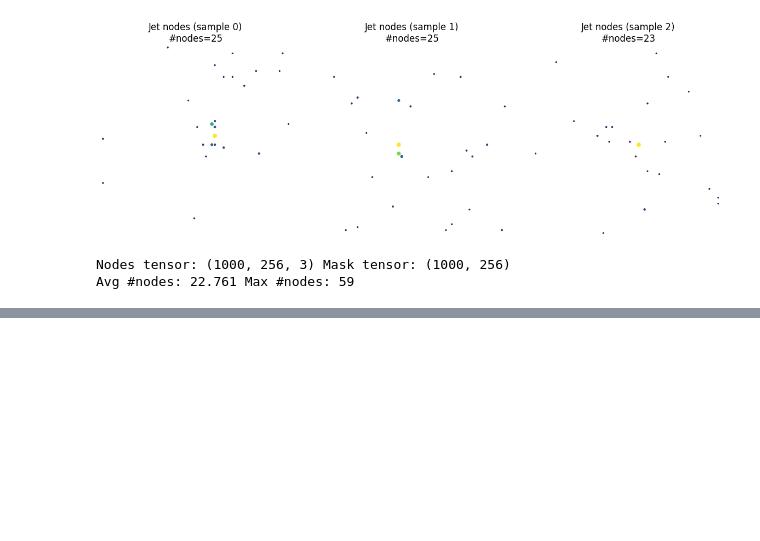
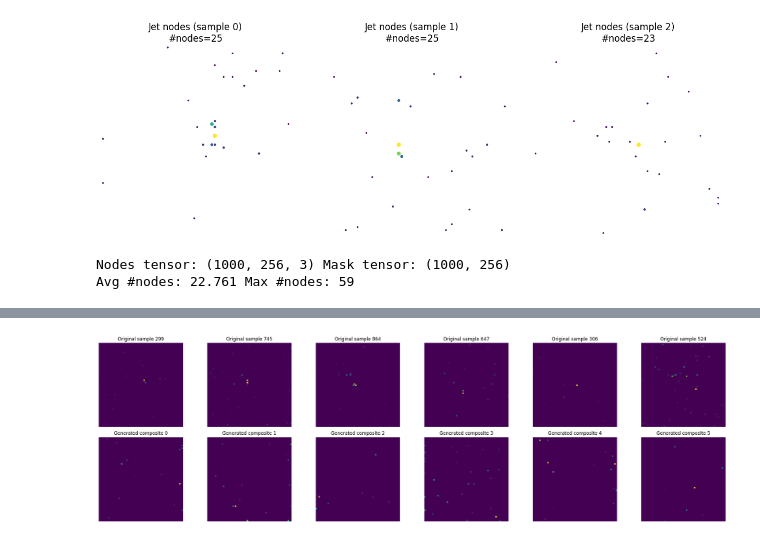
Before and after one commit to mashathepotato/GSoC-Quantum-Diffusion-Model, a Jupyter notebook: notebooks/quantum/conceptualization/jet_graphs.ipynb, the cells around one changed output, grey strips where cells are left out. Cells and saved outputs as stored; diff of their text form; code cells hidden in the pictures; blank space fills up the shorter version.

```diff
--- a/notebooks/quantum/conceptualization/jet_graphs.ipynb
+++ b/notebooks/quantum/conceptualization/jet_graphs.ipynb
@@ -500,0 +639,59 @@ plt.show()
+# %%
+# --- Paste generated foreground nodes onto empty background ---
+def empty_background(H, W):
+    return np.zeros((H, W), dtype=np.float32)
+
+def nodes_to_foreground_image(nodes, mask_logits, count, H, W):
+    # nodes: (K,3) with x,y in [-1,1], log-intensity in (−inf, 0]
+    k = max(1, int(round(float(count) * K_max)))
+    topk = torch.topk(mask_logits, k=k, dim=0).indices
+    nodes = nodes[topk]
+
+    xs = nodes[:, 0]
+    ys = nodes[:, 1]
+    intens = torch.exp(nodes[:, 2])
+
+    xs_pix = torch.clamp(((xs + 1.0) * 0.5 * (W - 1)).round(), 0, W - 1).long()
+    ys_pix = torch.clamp(((ys + 1.0) * 0.5 * (H - 1)).round(), 0, H - 1).long()
+
+    fg = np.zeros((H, W), dtype=np.float32)
+    for x, y, val in zip(xs_pix.cpu().numpy(), ys_pix.cpu().numpy(), intens.cpu().numpy()):
+        fg[y, x] += val
+    fg = np.clip(fg, 0.0, 1.0)
+    return fg
+
+num_comp = 6
+gen_flat, gen_counts, gen_radials, gen_radial_stds, gen_centers = flow_sample(model, num_comp, steps=50, device=device)
+gen_mask, gen_mask_logits = predict_mask_logits(model, gen_flat, gen_counts, gen_radials, gen_radial_stds, gen_centers)
+gen_nodes = unflatten_nodes(gen_flat, K_max)
+
+fig, axes = plt.subplots(2, num_comp, figsize=(4 * num_comp, 7))
+if num_comp == 1:
+    axes = np.array([axes]).reshape(2, 1)
+
+for i in range(num_comp):
+    # choose a random real sample for comparison
+    idx = np.random.randint(0, data_X.shape[0])
+    sample = _to_single_channel(data_X[idx], channel=0)
+    H, W = sample.shape
+
+    bg = empty_background(H, W)
+    # add centroid back before rasterizing
+    nodes_i = gen_nodes[i].clone()
+    nodes_i[:, 0] = nodes_i[:, 0] + gen_centers[i, 0]
+    nodes_i[:, 1] = nodes_i[:, 1] + gen_centers[i, 1]
+    fg = nodes_to_foreground_image(nodes_i, gen_mask_logits[i], gen_counts[i], H, W)
+    composite = np.clip(bg + fg, 0.0, 1.0)
+
+    axes[0, i].imshow(_normalize_for_graph(sample), cmap="viridis")
+    axes[0, i].set_title(f"Original sample {idx}")
+    axes[0, i].axis("off")
+
+    axes[1, i].imshow(composite, cmap="viridis")
+    axes[1, i].set_title(f"Generated composite {i}")
+    axes[1, i].axis("off")
+
+plt.tight_layout()
+plt.show()
+# %% [output]
+[figure, added]
```
Also changed, not shown: parts of 4 cells of this notebook.
